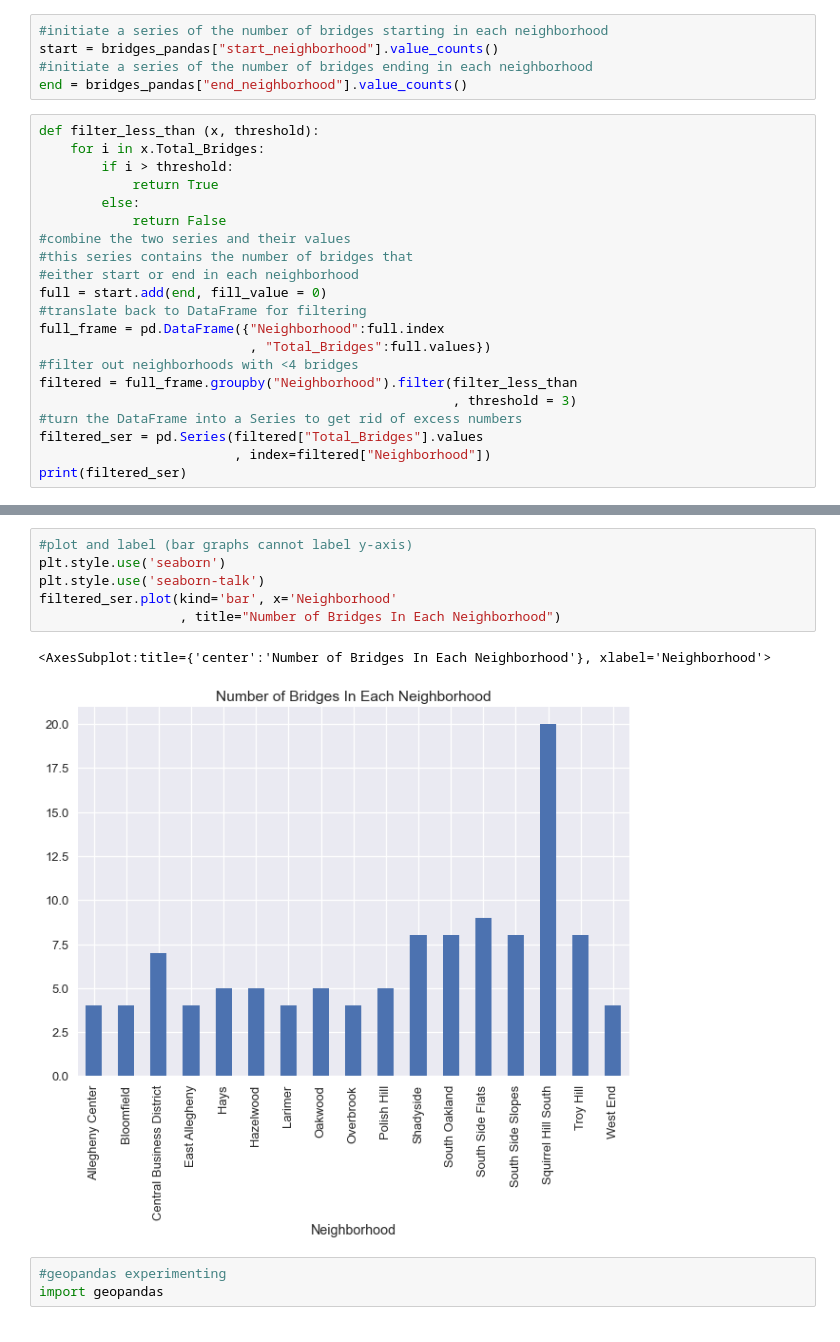
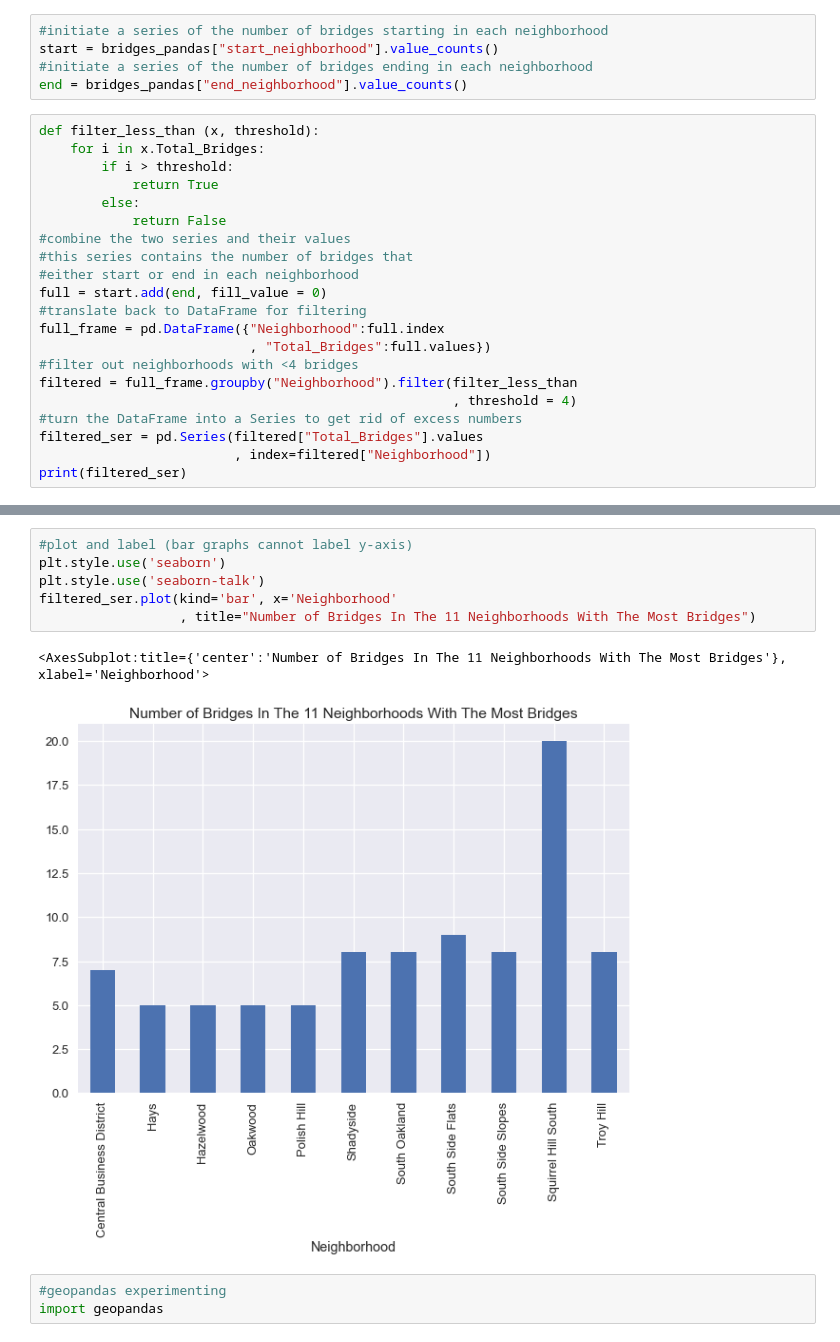
Before and after one commit to samtg13/cmpinf0010-final-project, a Jupyter notebook: bridges-jsk89.ipynb, the cells around one changed output, grey strips where cells are left out. Drawn from its saved outputs; the diff is of its cells as text.

```diff
--- a/bridges-jsk89.ipynb
+++ b/bridges-jsk89.ipynb
@@ -30,7 +30,7 @@ full_frame = pd.DataFrame({"Neighborhood":full.index
                            , "Total_Bridges":full.values})
 #filter out neighborhoods with <4 bridges
 filtered = full_frame.groupby("Neighborhood").filter(filter_less_than
-                                                     , threshold = 3)
+                                                     , threshold = 4)
 #turn the DataFrame into a Series to get rid of excess numbers
 filtered_ser = pd.Series(filtered["Total_Bridges"].values
                          , index=filtered["Neighborhood"])
@@ -58,12 +52,12 @@ dtype: float64
 # %%
 #plot and label (bar graphs cannot label y-axis)
 plt.style.use('seaborn')
 plt.style.use('seaborn-talk')
 filtered_ser.plot(kind='bar', x='Neighborhood'
-                  , title="Number of Bridges In Each Neighborhood")
+                  , title="Number of Bridges In The 11 Neighborhoods With The Most Bridges")
 # %% [output]
-<AxesSubplot:title={'center':'Number of Bridges In Each Neighborhood'}, xlabel='Neighborhood'>
+<AxesSubplot:title={'center':'Number of Bridges In The 11 Neighborhoods With The Most Bridges'}, xlabel='Neighborhood'>
-[figure, old version]
+[figure, new version]
 # %%
 #geopandas experimenting
 import geopandas
```
Also changed, not shown: parts of 1 cell of this notebook.
